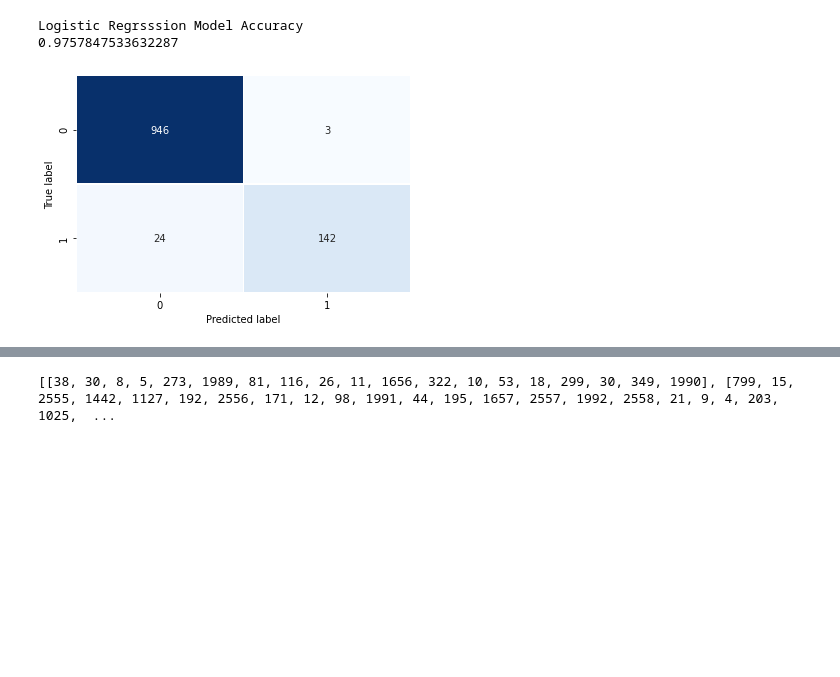
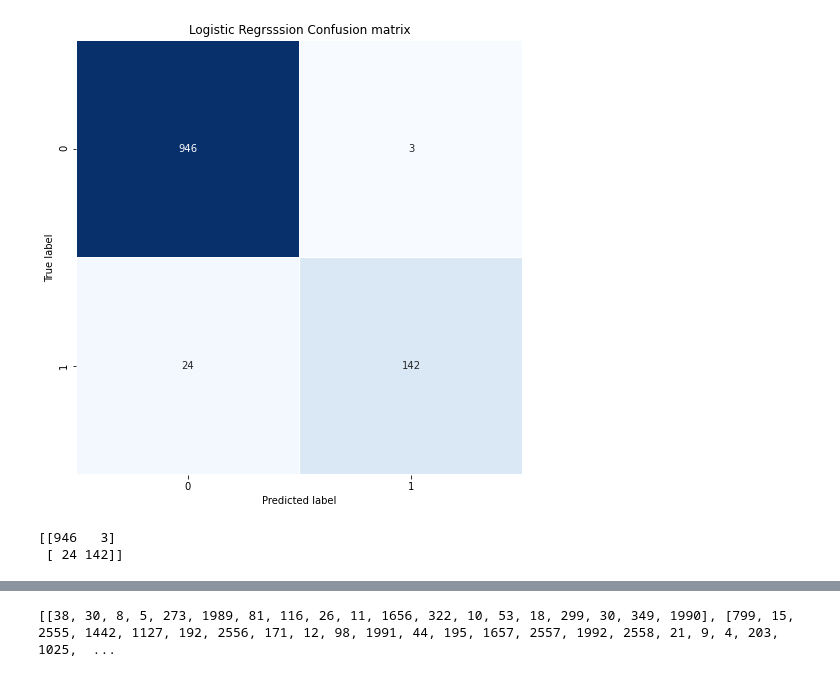
Before and after one commit to heyam3/33steamlit_spam_detection, a Jupyter notebook: ML_DL_Spam_detection.ipynb, the cells around one changed output, grey strips where cells are left out. Cells and saved outputs as stored; diff of their text form; code cells hidden in the pictures; blank space fills up the shorter version.

```diff
--- a/ML_DL_Spam_detection.ipynb
+++ b/ML_DL_Spam_detection.ipynb
@@ -87,14 +138,19 @@ SVM Model Accuracy
 # %%
 #Logistic Regrsssion
+%matplotlib inline
 from sklearn.linear_model import LogisticRegression
-
+from sklearn.metrics import confusion_matrix
+from matplotlib import pyplot as plt
+plt.figure(figsize=(8, 8))
 lg_model = LogisticRegression(solver='liblinear', penalty='l1')
 lg_model.fit(X_train, y_train)
 lg_pred = lg_model.predict(X_test)
-print("Logistic Regrsssion Model Accuracy")
-print(lg_model.score(X_test,y_test))
 plot_confusion_matrix(y_test, lg_pred)
+plt.title('Logistic Regrsssion Confusion matrix')
+plt.show()
+lg_cm = confusion_matrix(y_test, lg_pred, labels=[0, 1])
+print(lg_cm)
 # %% [output]
+[figure, new version]
-Logistic Regrsssion Model Accuracy
-0.9757847533632287
+[[946   3]
+ [ 24 142]]
-[figure, old version]
```
Also changed, not shown: parts of 20 cells of this notebook.
